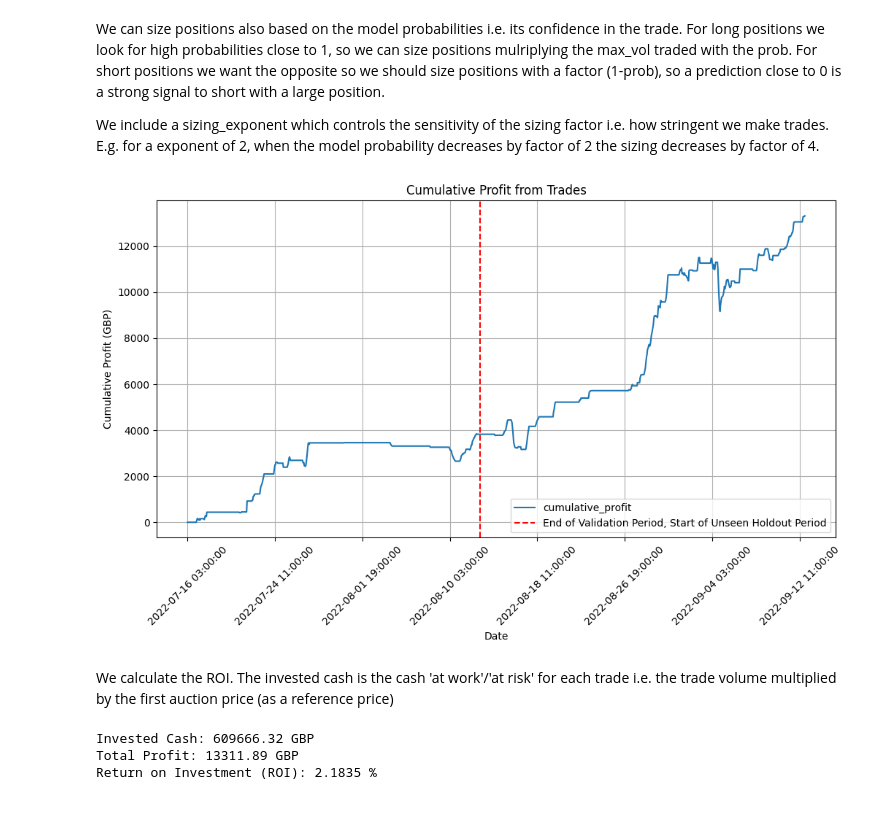
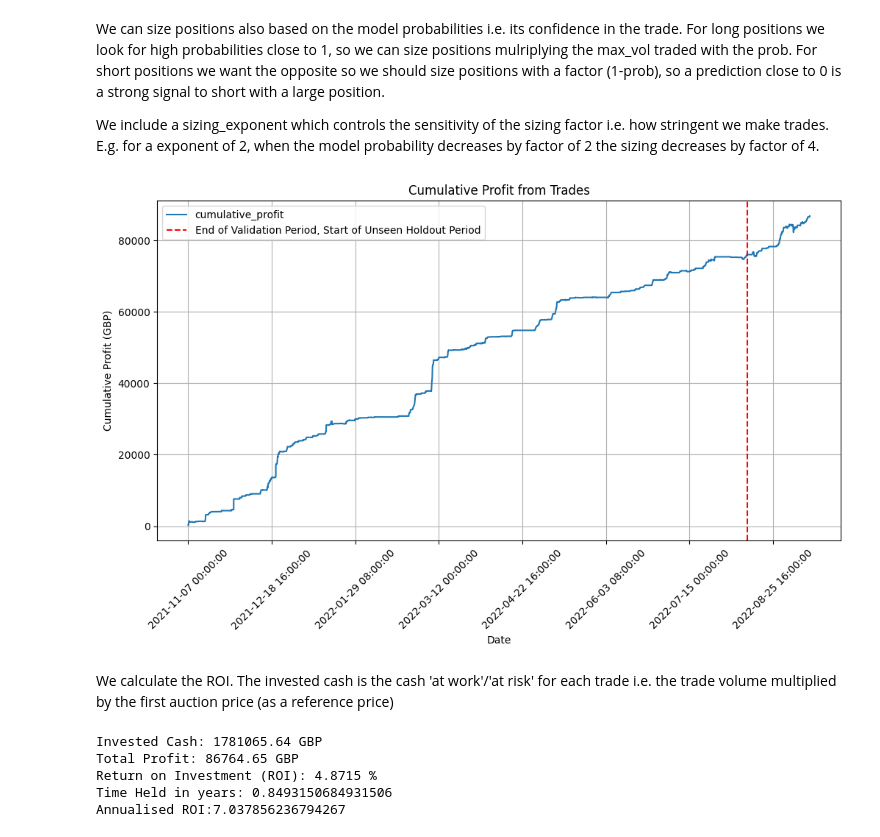
Before and after one commit to joshgowdyprog/GB-energy-trading, a Jupyter notebook: example_notebooks/trades_notebook.ipynb, the cells around one changed output. Cells and saved outputs as stored; diff of their text form; code cells hidden in the pictures; blank space fills up the shorter version.

```diff
--- a/example_notebooks/trades_notebook.ipynb
+++ b/example_notebooks/trades_notebook.ipynb
@@ -78,7 +125,7 @@ We simply need to guess the direction of the price spread. Assuming that all our
 # %% [markdown]
 EPEX SPOT one of the two power exchanges in GB uses a flat fee per trade
 # %%
-fee = 10 # GBP auction fee per trade, purely illuistrative
+fee = 5 # GBP auction fee per trade, purely illuistrative
 # %% [markdown]
 ## Baseline Strategy
 # %% [markdown]
@@ -86,7 +133,11 @@ We define a strategy that uses no modeling at all. It makes trades based on copy
 # %% [markdown]
 We build an order book of sorts.
 # %%
-order_book = pd.concat([auction_data_valid, auction_data_holdout], axis=0)
+if test_on_all_data == True:
+    order_book = auction_data.copy()
+else:
+    order_book=auction_data_test.copy()
+
 order_book['auction_spread_dir_lag24']= order_book['auction_spread_dir'].shift(24)
 order_book['trade']=np.where(order_book['auction_spread_dir_lag24']==1, 'long', np.where(order_book['auction_spread_dir_lag24']==0, 'short', 'hold'))
 order_book
@@ -153,15 +210,12 @@ Return on Investment (ROI): -0.1184 %
 # %% [markdown]
 We set up a strategy which trades according to the model predicitions/class probabilities.
 # %%
-order_book_valid = auction_data_valid.copy()
-order_book_valid['y_valid_proba'] = y_valid_proba
-order_book_holdout = auction_data_holdout.copy()
-order_book_holdout['y_holdout_proba'] = y_holdout_proba
-order_book = pd.concat([order_book_valid, order_book_holdout], axis=0)
-
-y_valid_proba = pd.Series(y_valid_proba, index=X_valid.index)
-y_holdout_proba = pd.Series(y_holdout_proba, index=X_holdout.index)
-y_proba= pd.concat([y_valid_proba, y_holdout_proba], axis=0)
+if test_on_all_data==True:
+    order_book = auction_data.copy()
+    order_book["y_proba"]=y_proba
+else:
+    order_book=auction_data_test.copy()
+    order_book["y_proba"]=y_test_proba
 # %% [markdown]
 I.e. long when model probabilities exceeds a upper threshold and short when the model is below another threshold. Hold otherewise.
 # %%
@@ -169,7 +223,7 @@ threshold_delta = 0.15 # adjust this value to set the threshold range
 upper_threshold=best_threshold + threshold_delta
 lower_threshold=best_threshold - threshold_delta
 
-order_book['trade'] = np.where(y_proba > upper_threshold, 'long', np.where(y_proba < lower_threshold,'short', 'hold'))
+order_book['trade'] = np.where(order_book["y_proba"] > upper_threshold, 'long', np.where(order_book["y_proba"] < lower_threshold,'short', 'hold'))
 # %% [markdown]
 We can size positions also based on the model probabilities i.e. its confidence in the trade. For long positions we look for high probabilities close to 1, so we can size positions mulriplying the max_vol traded with the prob. For short positions we want the opposite so we should size positions with a factor (1-prob), so a prediction close to 0 is a strong signal to short with a large position.
 
@@ -177,53 +231,59 @@ We include a sizing_exponent which controls the sensitivity of the sizing factor
 # %%
 max_vol = 10 # Maximum volume MWh per trade, purely illustrative
 # %%
-sizing_exponent = 2 # adjust this to control the sensitivity of the position sizing based on the model class probability
+sizing_exponent = 2 # adjust this to control the sensitivity of the position sizing based on the model class probabilities
 
 order_book['position_size'] = np.where(
     order_book['trade'] == 'long',
-    (y_proba ** sizing_exponent) * max_vol,
+    (order_book["y_proba"] ** sizing_exponent) * max_vol,
     np.where(
         order_book['trade'] == 'short',
-        ((1 - y_proba) ** sizing_exponent) * max_vol,
+        ((1 - order_book["y_proba"]) ** sizing_exponent) * max_vol,
         0
     )
 )
 
 order_book['profit'] = np.where(
     order_book['trade'] == 'long',
-    (order_book['price_second_auction'] - order_book['price_first_auction']) * order_book['position_size'] - fee,
+    (order_book['price_second_auction'] - order_book['price_first_auction']) * order_book['position_size']-fee,
     np.where(
         order_book['trade'] == 'short',
-        (order_book['price_first_auction'] - order_book['price_second_auction']) * order_book['position_size'] - fee,
+        (order_book['price_first_auction'] - order_book['price_second_auction']) * order_book['position_size']-fee,
         0
     )
 )
 
 order_book['cumulative_profit'] = order_book['profit'].cumsum()
 order_book['cumulative_profit'].plot(figsize=(12, 6), title='Cumulative Profit from Trades', grid=True)
 # add vertical line at the end of the validation period
-plt.axvline(x=X_valid.shape[0], color='red', linestyle='--', label='End of Validation Period, Start of Unseen Holdout Period')
+plt.axvline(x=(order_book.shape[0]-X_holdout.shape[0]), color='red', linestyle='--', label='End of Validation Period, Start of Unseen Holdout Period')
 plt.xticks(rotation=45)
 plt.xlabel('Date')
 plt.ylabel('Cumulative Profit (GBP)')
 plt.legend()
 plt.show()
 # %% [output]
-[figure, old version]
+[figure, new version]
 # %% [markdown]
 We calculate the ROI. The invested cash is the cash 'at work'/'at risk' for each trade i.e. the trade volume multiplied by the first auction price (as a reference price)
 # %%
 total_invested_cash = (order_book['position_size'] * order_book['price_first_auction'])[order_book['trade'] != 'hold'].sum()
 total_profit = order_book['cumulative_profit'].iloc[-1]
 roi= 100*total_profit / total_invested_cash
+time_held=order_book.shape[0]/(24*365)
+annualised_roi=(1+roi)**(1/time_held)-1
 
 print(f"Invested Cash: {total_invested_cash:.2f} GBP")
 print(f"Total Profit: {total_profit:.2f} GBP")
 print(f"Return on Investment (ROI): {roi:.4f} %")
+print(f"Time Held in years: {time_held}")
+print(f"Annualised ROI:{annualised_roi}")
 # %% [output]
-Invested Cash: 609666.32 GBP
-Total Profit: 13311.89 GBP
-Return on Investment (ROI): 2.1835 %
+Invested Cash: 1781065.64 GBP
+Total Profit: 86764.65 GBP
+Return on Investment (ROI): 4.8715 %
+Time Held in years: 0.8493150684931506
+Annualised ROI:7.037856236794267
 # %%
 ax = order_book[order_book['profit']!=0]['profit'].hist(bins=100, figsize=(12, 6), grid=True)
 plt.title('Profit Distribution from Trades')
```
Also changed, not shown: parts of 11 cells of this notebook.
